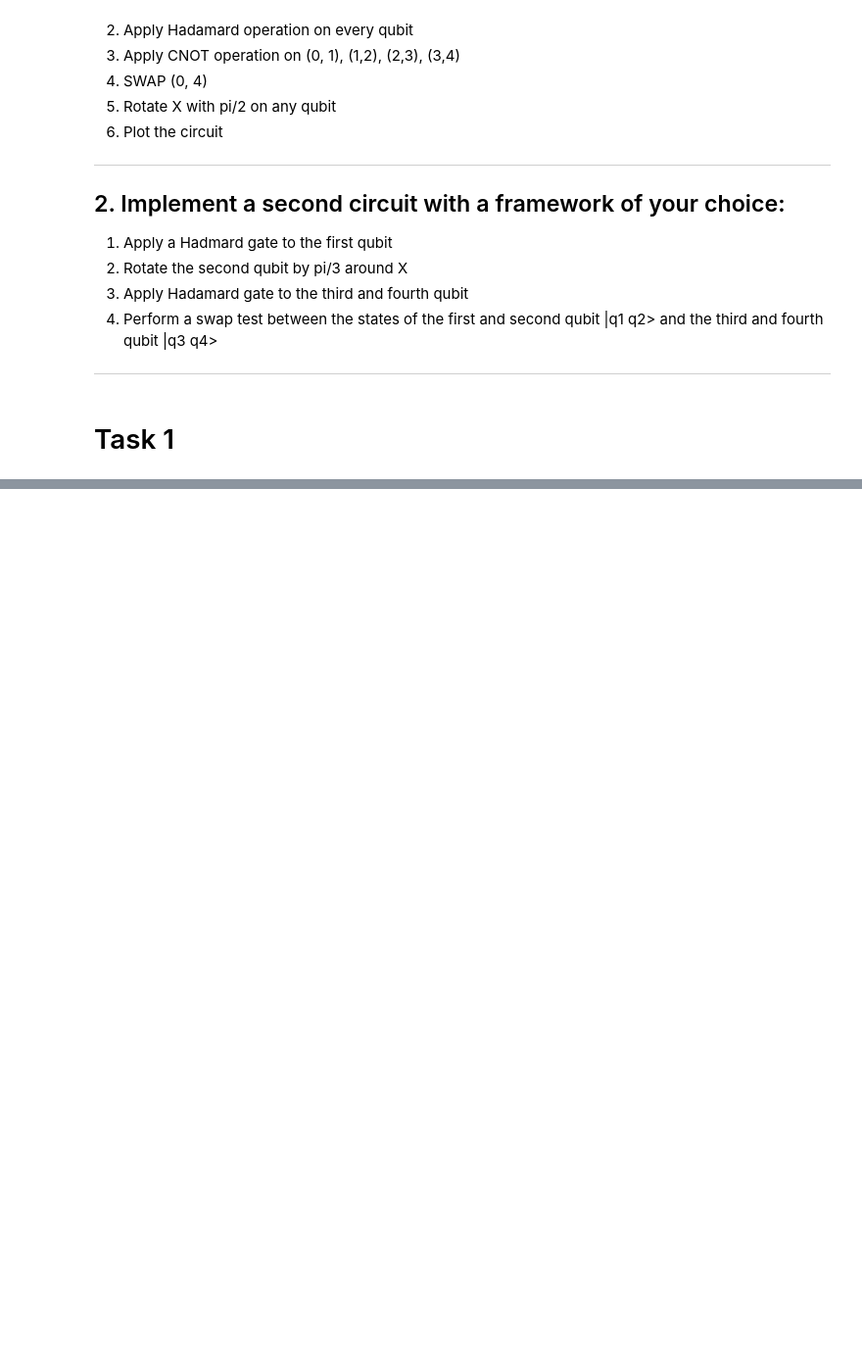
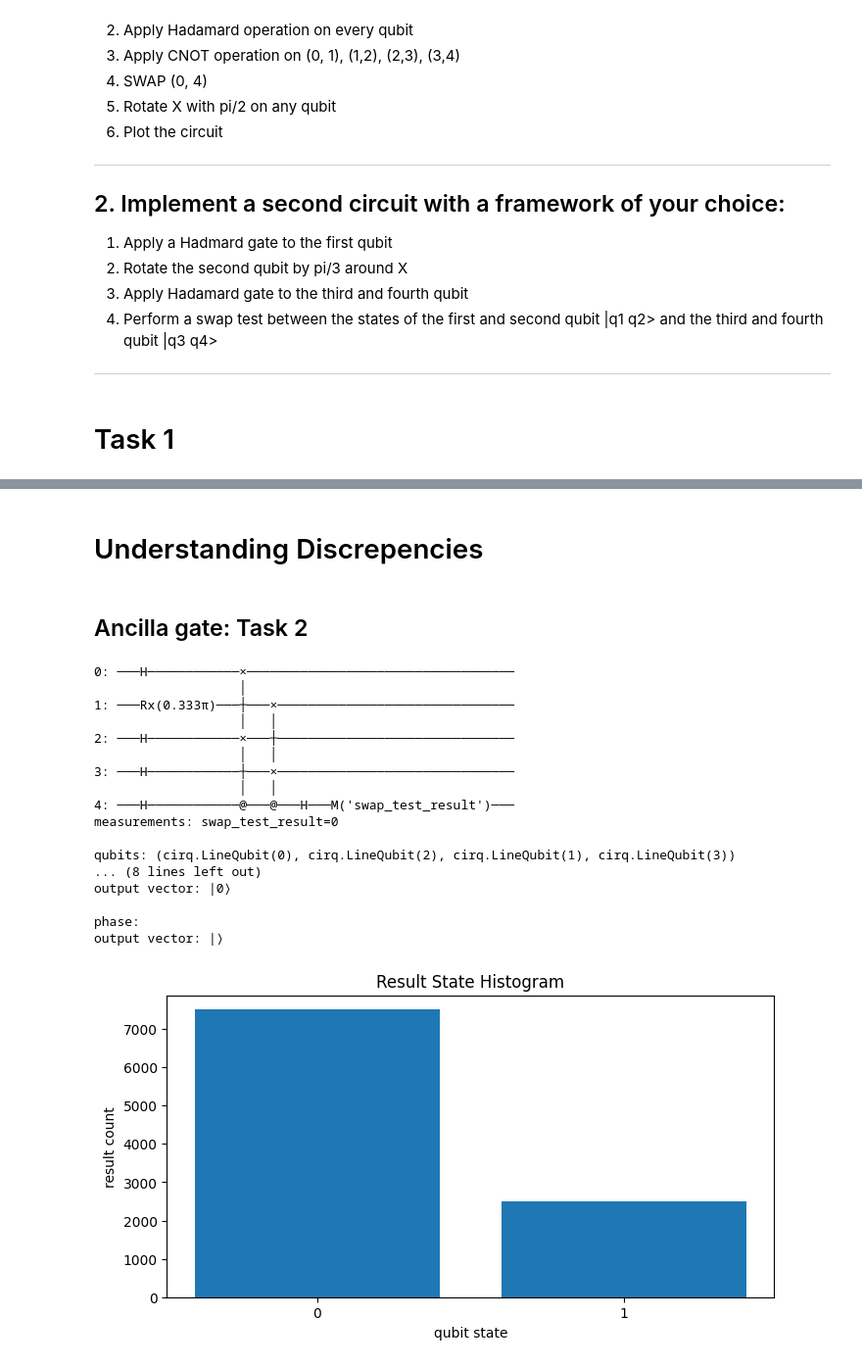
Before and after one commit to atharvmunot004/GSOC25_ML4SCI_QMLHEP, a Jupyter notebook: Task_01.ipynb, the cells around one changed output, grey strips where cells are left out. Shown at 98% size. Saved outputs shown, nothing was run; the diff lists cells and outputs as text; code cells hidden in the pictures; blank space fills up the shorter version.

```diff
--- a/Task_01.ipynb
+++ b/Task_01.ipynb
@@ -103,0 +330,73 @@ output vector: |⟩
+# %% [markdown]
+# Understanding Discrepencies
+# %% [markdown]
+## Ancilla gate: Task 2
+# %%
+''' Testing ancilla gate outputs '''
+'''
+Ideally it should be 0, but here we see that, around 25% of the times it is 1
+This may be due to the fact that, q1 and q2 aren't identical states
+let's test this hypotheses in the next segment of code:
+'''
+
+
+import cirq
+import numpy as np
+import matplotlib.pyplot as plt
+
+# Define qubits
+q1, q2, q3, q4, ancilla = cirq.LineQubit.range(5)  # Extra qubit for swap test
+circuit = cirq.Circuit()
+
+# Task a -> Apply a Hadamard gate to the first qubit
+circuit.append(cirq.H(q1))
+
+# Task b -> Rotate the second qubit by pi/3 around X
+circuit.append(cirq.rx(np.pi / 3)(q2))
+
+# Task c -> Apply Hadamard gate to the third and fourth qubit
+circuit.append([cirq.H(q3), cirq.H(q4)])
+
+# Task d -> Perform a swap test between the states of the first and second qubit |q1 q2> and the third and fourth qubit |q3 q4>
+circuit.append(cirq.H(ancilla))
+circuit.append(cirq.CSWAP(ancilla, q1, q3))
+circuit.append(cirq.CSWAP(ancilla, q2, q4))
+circuit.append(cirq.H(ancilla))
+
+# Measure the ancilla qubit
+circuit.append(cirq.measure(ancilla, key='swap_test_result'))
+
+# Print the circuit
+print(circuit)
+
+# Simulate the circuit
+s = cirq.Simulator()
+results = s.simulate(circuit)
+print(results)
+
+# Run the circuit multiple times and collect measurement statistics
+samples = s.run(circuit, repetitions=10000)
+
+# Plot the result
+fig, ax = plt.subplots(figsize=(8, 4))
+cirq.plot_state_histogram(samples, ax)
+plt.show()
+# %% [output]
+0: ───H────────────×───────────────────────────────────
+                   │
+1: ───Rx(0.333π)───┼───×───────────────────────────────
+                   │   │
+2: ───H────────────×───┼───────────────────────────────
+                   │   │
+3: ───H────────────┼───×───────────────────────────────
+                   │   │
+4: ───H────────────@───@───H───M('swap_test_result')───
+measurements: swap_test_result=0
+
+qubits: (cirq.LineQubit(0), cirq.LineQubit(2), cirq.LineQubit(1), cirq.LineQubit(3))
+... (8 lines left out)
+output vector: |0⟩
+
+phase:
+output vector: |⟩
+[figure, added]
```
Also changed, not shown: parts of 5 cells of this notebook, 1 other file.
